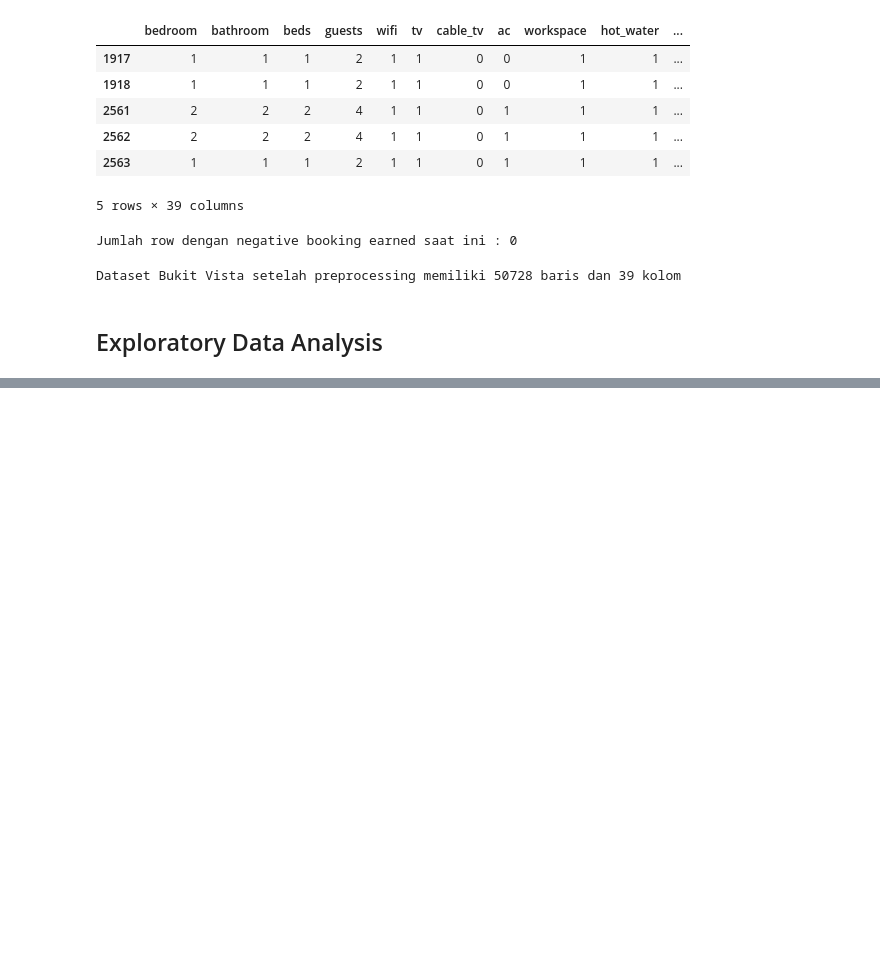
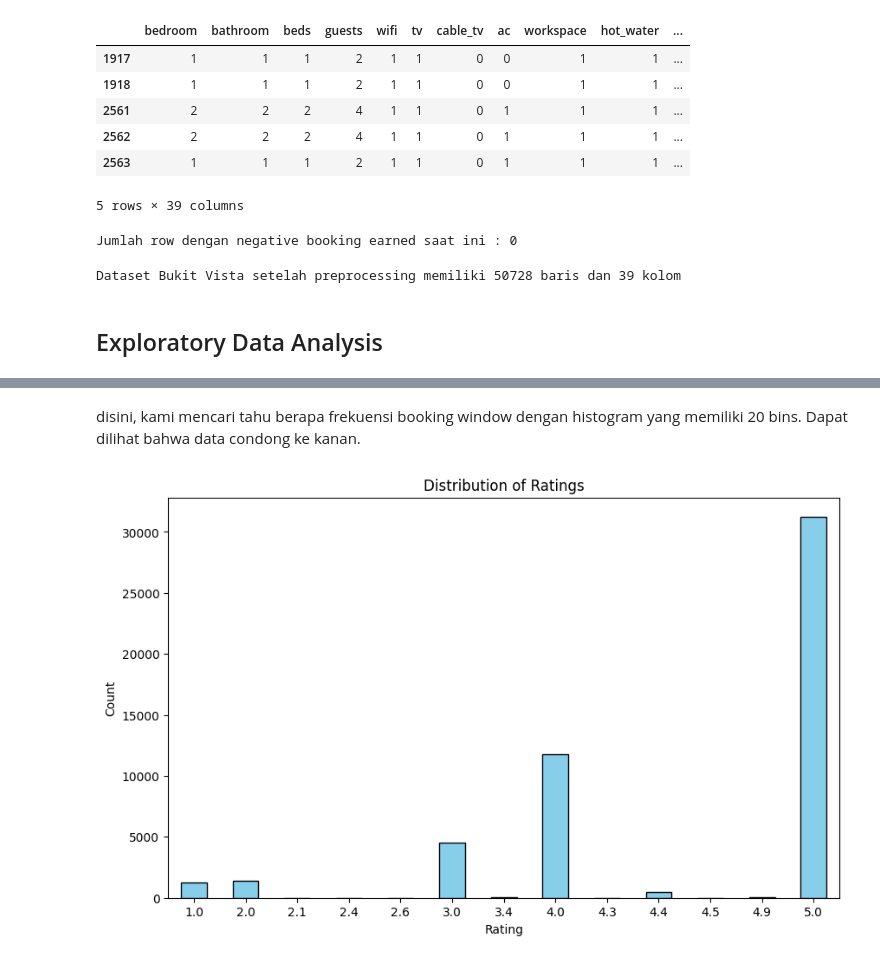
Before and after one commit to naufalsutrisna/Room-Pricing-Bukit-Vista, a Jupyter notebook: machine learning/preprocessing.ipynb, the cells around one changed output, grey strips where cells are left out. Cells and saved outputs as stored; diff of their text form; code cells hidden in the pictures; blank space fills up the shorter version.

```diff
--- a/machine learning/preprocessing.ipynb
+++ b/machine learning/preprocessing.ipynb
@@ -207,0 +235,23 @@ Dataset Bukit Vista setelah preprocessing memiliki 50728 baris dan 39 kolom
+# %% [markdown]
+disini, kami mencari tahu berapa frekuensi booking window dengan histogram yang memiliki 20 bins. Dapat dilihat bahwa data condong ke kanan.
+# %%
+# Create a new column for rating rounded to the nearest 0.5 increment
+df['rating_rounded'] = df['rating'].round(1)
+
+# Count the occurrences of each rating
+rating_counts = df['rating_rounded'].value_counts().sort_index()
+
+# Plot the bar chart
+plt.figure(figsize=(10, 6))
+rating_counts.plot(kind='bar', color='skyblue', edgecolor='black')
+
+# Set labels and title
+plt.xlabel('Rating')
+plt.ylabel('Count')
+plt.title('Distribution of Ratings')
+plt.xticks(rotation=0)  # Ensure x-axis labels are horizontal
+
+# Show the plot
+plt.show()
+# %% [output]
+[figure, added]
```
Also changed, not shown: parts of 19 cells of this notebook, 1 other file.
